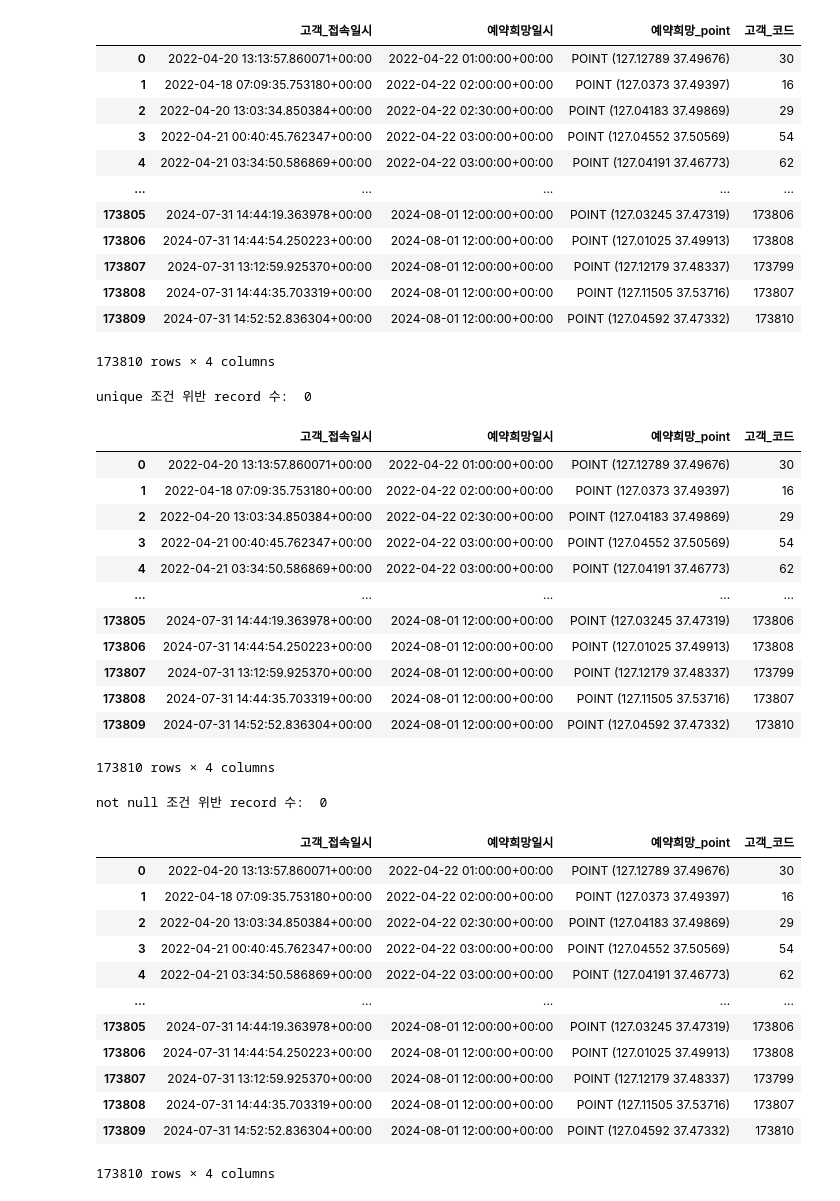
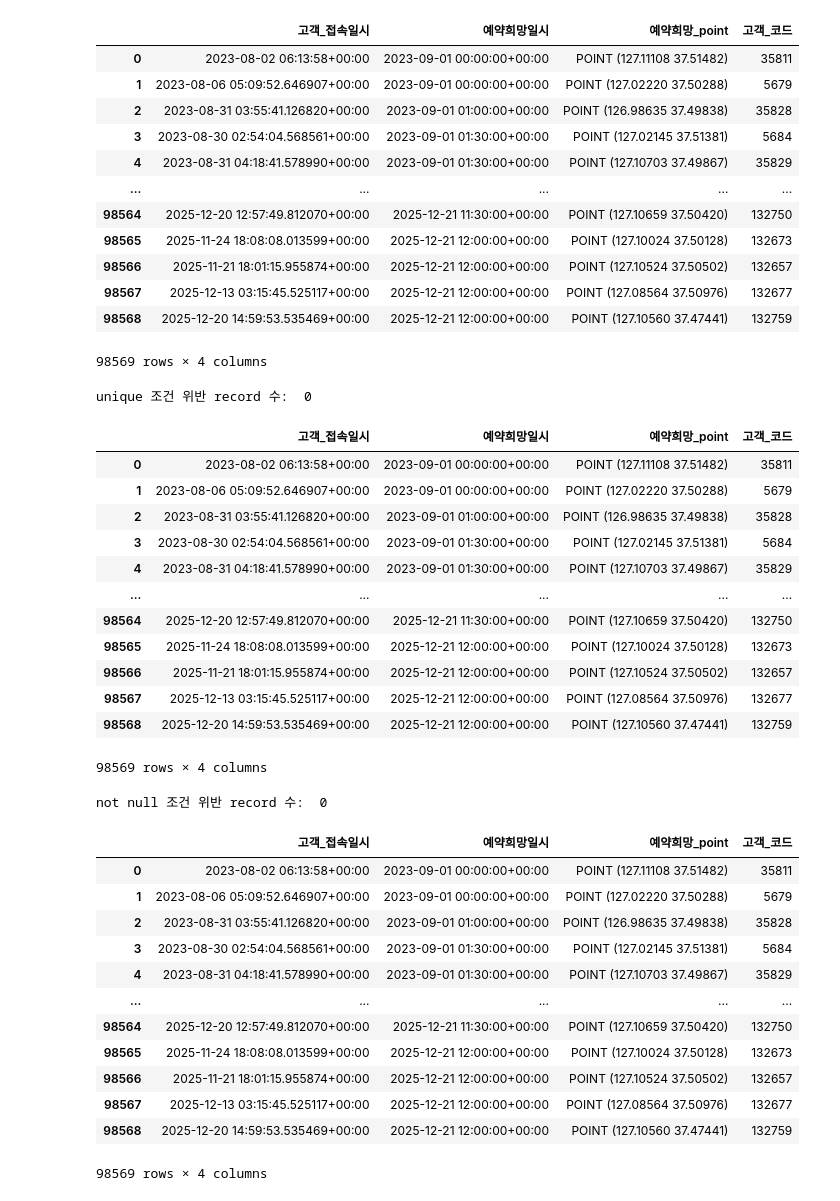
Before and after one commit to yoonshik23/driving_sac_airflow, a Jupyter notebook: driving-teacher-ai/시험화면/TC1.ipynb, the cells around one changed output. Saved outputs shown, nothing was run; the diff lists cells and outputs as text; code cells hidden in the pictures.

```diff
--- a/driving-teacher-ai/시험화면/TC1.ipynb
+++ b/driving-teacher-ai/시험화면/TC1.ipynb
@@ -1,81 +1,80 @@
 # %%
 from lib.db_io import Engine
 
 import pandas as pd
 import numpy as np
 from lib.utils import 구분데이터붙이기, 군집나누기
 
-
-db_info = {'host': '163.152.172.163',
+db_info = {'host': '34.42.230.14',
           'port': '5432',
           'db_name': 'postgres',
           'user_name': 'tgsociety',
           'password': 'tgsociety'}
 
 st_dt = '2022-10-01 07:00:00+09'
-ed_dt = '2024-08-21 23:00:00+09'
+ed_dt = '2025-12-19 23:00:00+09'
 
 engine = Engine(db_info)
 
 
 # wheres = []
 # # wheres.append('"예약희망일시" >= \'{st_dt}\''.format(st_dt = st_dt))
 # wheres.append('"예약희망일시" <= \'{ed_dt}\''.format(ed_dt = ed_dt))
 data = engine.select(table = '고객수요', schema='datamart', columns = ['고객_접속일시', '예약희망일시', '예약희망_point', '고객_코드']
                      # , wheres = wheres
                      , orderbys = ['"예약희망일시" asc'],
                                    gis_col = '예약희망_point' )
 data
 # %% [output]
 |  | 고객_접속일시 | 예약희망일시 | 예약희망_point | 고객_코드 |
-| 0 | 2022-04-20 13:13:57.860071+00:00 | 2022-04-22 01:00:00+00:00 | POINT (127.12789 37.49676) | 30 |
-| 1 | 2022-04-18 07:09:35.753180+00:00 | 2022-04-22 02:00:00+00:00 | POINT (127.0373 37.49397) | 16 |
-| 2 | 2022-04-20 13:03:34.850384+00:00 | 2022-04-22 02:30:00+00:00 | POINT (127.04183 37.49869) | 29 |
-| 3 | 2022-04-21 00:40:45.762347+00:00 | 2022-04-22 03:00:00+00:00 | POINT (127.04552 37.50569) | 54 |
-| 4 | 2022-04-21 03:34:50.586869+00:00 | 2022-04-22 03:00:00+00:00 | POINT (127.04191 37.46773) | 62 |
+| 0 | 2023-08-02 06:13:58+00:00 | 2023-09-01 00:00:00+00:00 | POINT (127.11108 37.51482) | 35811 |
+| 1 | 2023-08-06 05:09:52.646907+00:00 | 2023-09-01 00:00:00+00:00 | POINT (127.02220 37.50288) | 5679 |
+| 2 | 2023-08-31 03:55:41.126820+00:00 | 2023-09-01 01:00:00+00:00 | POINT (126.98635 37.49838) | 35828 |
+| 3 | 2023-08-30 02:54:04.568561+00:00 | 2023-09-01 01:30:00+00:00 | POINT (127.02145 37.51381) | 5684 |
+| 4 | 2023-08-31 04:18:41.578990+00:00 | 2023-09-01 01:30:00+00:00 | POINT (127.10703 37.49867) | 35829 |
 | ... | ... | ... | ... | ... |
-| 173805 | 2024-07-31 14:44:19.363978+00:00 | 2024-08-01 12:00:00+00:00 | POINT (127.03245 37.47319) | 173806 |
-| 173806 | 2024-07-31 14:44:54.250223+00:00 | 2024-08-01 12:00:00+00:00 | POINT (127.01025 37.49913) | 173808 |
-| 173807 | 2024-07-31 13:12:59.925370+00:00 | 2024-08-01 12:00:00+00:00 | POINT (127.12179 37.48337) | 173799 |
-| 173808 | 2024-07-31 14:44:35.703319+00:00 | 2024-08-01 12:00:00+00:00 | POINT (127.11505 37.53716) | 173807 |
-| 173809 | 2024-07-31 14:52:52.836304+00:00 | 2024-08-01 12:00:00+00:00 | POINT (127.04592 37.47332) | 173810 |
+| 98564 | 2025-12-20 12:57:49.812070+00:00 | 2025-12-21 11:30:00+00:00 | POINT (127.10659 37.50420) | 132750 |
+| 98565 | 2025-11-24 18:08:08.013599+00:00 | 2025-12-21 12:00:00+00:00 | POINT (127.10024 37.50128) | 132673 |
+| 98566 | 2025-11-21 18:01:15.955874+00:00 | 2025-12-21 12:00:00+00:00 | POINT (127.10524 37.50502) | 132657 |
+| 98567 | 2025-12-13 03:15:45.525117+00:00 | 2025-12-21 12:00:00+00:00 | POINT (127.08564 37.50976) | 132677 |
+| 98568 | 2025-12-20 14:59:53.535469+00:00 | 2025-12-21 12:00:00+00:00 | POINT (127.10560 37.47441) | 132759 |
-173810 rows × 4 columns
+98569 rows × 4 columns
 # %%
 from lib.검사 import 검증_unique
 검증_unique(data = data, columns = ['고객_코드', '고객_접속일시'])
 # %% [output]
 unique 조건 위반 record 수:  0
 |  | 고객_접속일시 | 예약희망일시 | 예약희망_point | 고객_코드 |
-| 0 | 2022-04-20 13:13:57.860071+00:00 | 2022-04-22 01:00:00+00:00 | POINT (127.12789 37.49676) | 30 |
-| 1 | 2022-04-18 07:09:35.753180+00:00 | 2022-04-22 02:00:00+00:00 | POINT (127.0373 37.49397) | 16 |
-| 2 | 2022-04-20 13:03:34.850384+00:00 | 2022-04-22 02:30:00+00:00 | POINT (127.04183 37.49869) | 29 |
-| 3 | 2022-04-21 00:40:45.762347+00:00 | 2022-04-22 03:00:00+00:00 | POINT (127.04552 37.50569) | 54 |
-| 4 | 2022-04-21 03:34:50.586869+00:00 | 2022-04-22 03:00:00+00:00 | POINT (127.04191 37.46773) | 62 |
+| 0 | 2023-08-02 06:13:58+00:00 | 2023-09-01 00:00:00+00:00 | POINT (127.11108 37.51482) | 35811 |
+| 1 | 2023-08-06 05:09:52.646907+00:00 | 2023-09-01 00:00:00+00:00 | POINT (127.02220 37.50288) | 5679 |
+| 2 | 2023-08-31 03:55:41.126820+00:00 | 2023-09-01 01:00:00+00:00 | POINT (126.98635 37.49838) | 35828 |
+| 3 | 2023-08-30 02:54:04.568561+00:00 | 2023-09-01 01:30:00+00:00 | POINT (127.02145 37.51381) | 5684 |
+| 4 | 2023-08-31 04:18:41.578990+00:00 | 2023-09-01 01:30:00+00:00 | POINT (127.10703 37.49867) | 35829 |
 | ... | ... | ... | ... | ... |
-| 173805 | 2024-07-31 14:44:19.363978+00:00 | 2024-08-01 12:00:00+00:00 | POINT (127.03245 37.47319) | 173806 |
-| 173806 | 2024-07-31 14:44:54.250223+00:00 | 2024-08-01 12:00:00+00:00 | POINT (127.01025 37.49913) | 173808 |
-| 173807 | 2024-07-31 13:12:59.925370+00:00 | 2024-08-01 12:00:00+00:00 | POINT (127.12179 37.48337) | 173799 |
-| 173808 | 2024-07-31 14:44:35.703319+00:00 | 2024-08-01 12:00:00+00:00 | POINT (127.11505 37.53716) | 173807 |
-| 173809 | 2024-07-31 14:52:52.836304+00:00 | 2024-08-01 12:00:00+00:00 | POINT (127.04592 37.47332) | 173810 |
+| 98564 | 2025-12-20 12:57:49.812070+00:00 | 2025-12-21 11:30:00+00:00 | POINT (127.10659 37.50420) | 132750 |
+| 98565 | 2025-11-24 18:08:08.013599+00:00 | 2025-12-21 12:00:00+00:00 | POINT (127.10024 37.50128) | 132673 |
+| 98566 | 2025-11-21 18:01:15.955874+00:00 | 2025-12-21 12:00:00+00:00 | POINT (127.10524 37.50502) | 132657 |
+| 98567 | 2025-12-13 03:15:45.525117+00:00 | 2025-12-21 12:00:00+00:00 | POINT (127.08564 37.50976) | 132677 |
+| 98568 | 2025-12-20 14:59:53.535469+00:00 | 2025-12-21 12:00:00+00:00 | POINT (127.10560 37.47441) | 132759 |
-173810 rows × 4 columns
+98569 rows × 4 columns
 # %%
 from lib.검사 import 검증_notnull
 검증_notnull(data = data, columns = ['고객_코드', '고객_접속일시'])
 # %% [output]
 not null 조건 위반 record 수:  0
 |  | 고객_접속일시 | 예약희망일시 | 예약희망_point | 고객_코드 |
-| 0 | 2022-04-20 13:13:57.860071+00:00 | 2022-04-22 01:00:00+00:00 | POINT (127.12789 37.49676) | 30 |
-| 1 | 2022-04-18 07:09:35.753180+00:00 | 2022-04-22 02:00:00+00:00 | POINT (127.0373 37.49397) | 16 |
-| 2 | 2022-04-20 13:03:34.850384+00:00 | 2022-04-22 02:30:00+00:00 | POINT (127.04183 37.49869) | 29 |
-| 3 | 2022-04-21 00:40:45.762347+00:00 | 2022-04-22 03:00:00+00:00 | POINT (127.04552 37.50569) | 54 |
-| 4 | 2022-04-21 03:34:50.586869+00:00 | 2022-04-22 03:00:00+00:00 | POINT (127.04191 37.46773) | 62 |
+| 0 | 2023-08-02 06:13:58+00:00 | 2023-09-01 00:00:00+00:00 | POINT (127.11108 37.51482) | 35811 |
+| 1 | 2023-08-06 05:09:52.646907+00:00 | 2023-09-01 00:00:00+00:00 | POINT (127.02220 37.50288) | 5679 |
+| 2 | 2023-08-31 03:55:41.126820+00:00 | 2023-09-01 01:00:00+00:00 | POINT (126.98635 37.49838) | 35828 |
+| 3 | 2023-08-30 02:54:04.568561+00:00 | 2023-09-01 01:30:00+00:00 | POINT (127.02145 37.51381) | 5684 |
+| 4 | 2023-08-31 04:18:41.578990+00:00 | 2023-09-01 01:30:00+00:00 | POINT (127.10703 37.49867) | 35829 |
 | ... | ... | ... | ... | ... |
-| 173805 | 2024-07-31 14:44:19.363978+00:00 | 2024-08-01 12:00:00+00:00 | POINT (127.03245 37.47319) | 173806 |
-| 173806 | 2024-07-31 14:44:54.250223+00:00 | 2024-08-01 12:00:00+00:00 | POINT (127.01025 37.49913) | 173808 |
-| 173807 | 2024-07-31 13:12:59.925370+00:00 | 2024-08-01 12:00:00+00:00 | POINT (127.12179 37.48337) | 173799 |
-| 173808 | 2024-07-31 14:44:35.703319+00:00 | 2024-08-01 12:00:00+00:00 | POINT (127.11505 37.53716) | 173807 |
-| 173809 | 2024-07-31 14:52:52.836304+00:00 | 2024-08-01 12:00:00+00:00 | POINT (127.04592 37.47332) | 173810 |
+| 98564 | 2025-12-20 12:57:49.812070+00:00 | 2025-12-21 11:30:00+00:00 | POINT (127.10659 37.50420) | 132750 |
+| 98565 | 2025-11-24 18:08:08.013599+00:00 | 2025-12-21 12:00:00+00:00 | POINT (127.10024 37.50128) | 132673 |
+| 98566 | 2025-11-21 18:01:15.955874+00:00 | 2025-12-21 12:00:00+00:00 | POINT (127.10524 37.50502) | 132657 |
+| 98567 | 2025-12-13 03:15:45.525117+00:00 | 2025-12-21 12:00:00+00:00 | POINT (127.08564 37.50976) | 132677 |
+| 98568 | 2025-12-20 14:59:53.535469+00:00 | 2025-12-21 12:00:00+00:00 | POINT (127.10560 37.47441) | 132759 |
-173810 rows × 4 columns
+98569 rows × 4 columns
 # %%
 from lib.검사 import 레코드수
 레코드수(data = data, columns = ['고객_코드', '고객_접속일시'])
```
Also changed, not shown: parts of 1 cell of this notebook, 6 other files.
